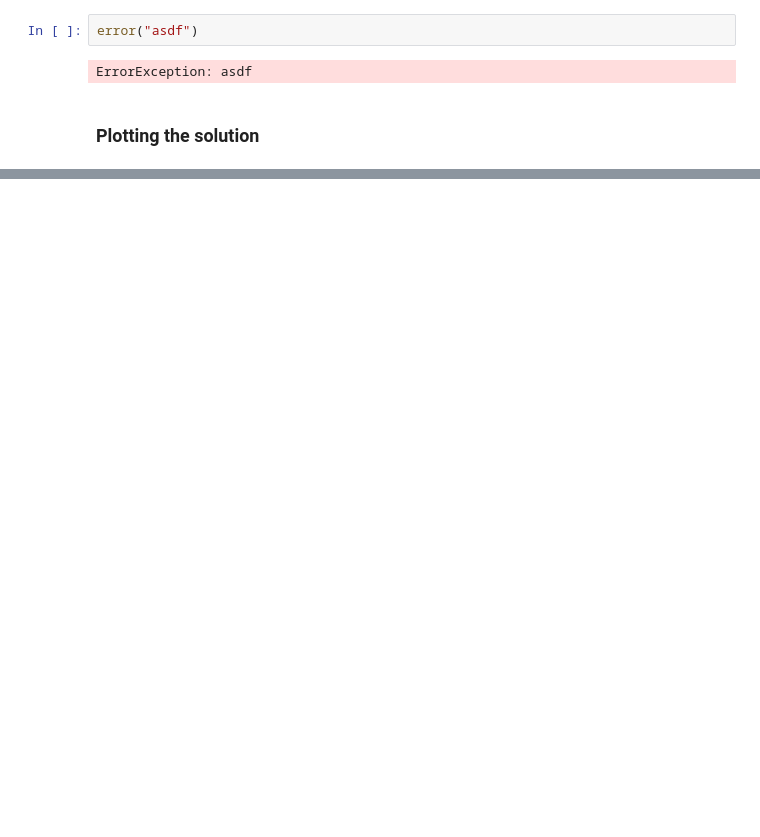
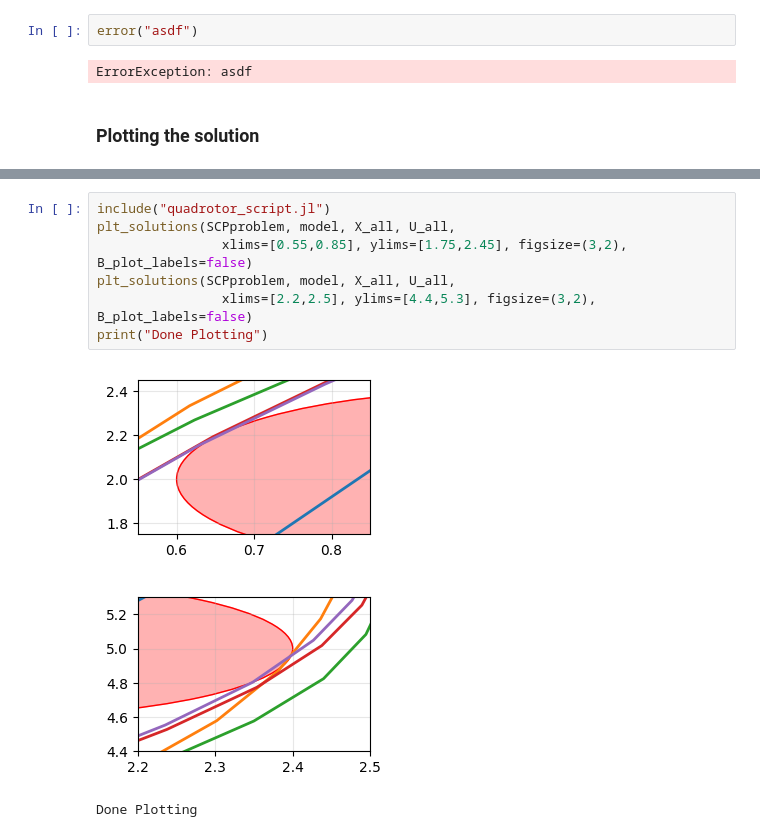
Before and after one commit to StanfordASL/GuSTO_quad_astrobee, a Jupyter notebook: quadrotor_CSM.ipynb, the cells around one changed output, grey strips where cells are left out. Saved outputs shown, nothing was run; the diff lists cells and outputs as text; blank space fills up the shorter version.

```diff
--- a/quadrotor_CSM.ipynb
+++ b/quadrotor_CSM.ipynb
@@ -168,0 +184,11 @@ plot(p1,p2,layout=(1,2))
+# %%
+include("quadrotor_script.jl")
+plt_solutions(SCPproblem, model, X_all, U_all,
+                xlims=[0.55,0.85], ylims=[1.75,2.45], figsize=(3,2), B_plot_labels=false)
+plt_solutions(SCPproblem, model, X_all, U_all,
+                xlims=[2.2,2.5], ylims=[4.4,5.3], figsize=(3,2), B_plot_labels=false)
+print("Done Plotting")
+# %% [output]
+[figure, added]
+[figure, added]
+Done Plotting
```
Also changed, not shown: parts of 9 cells of this notebook, 3 other files.
